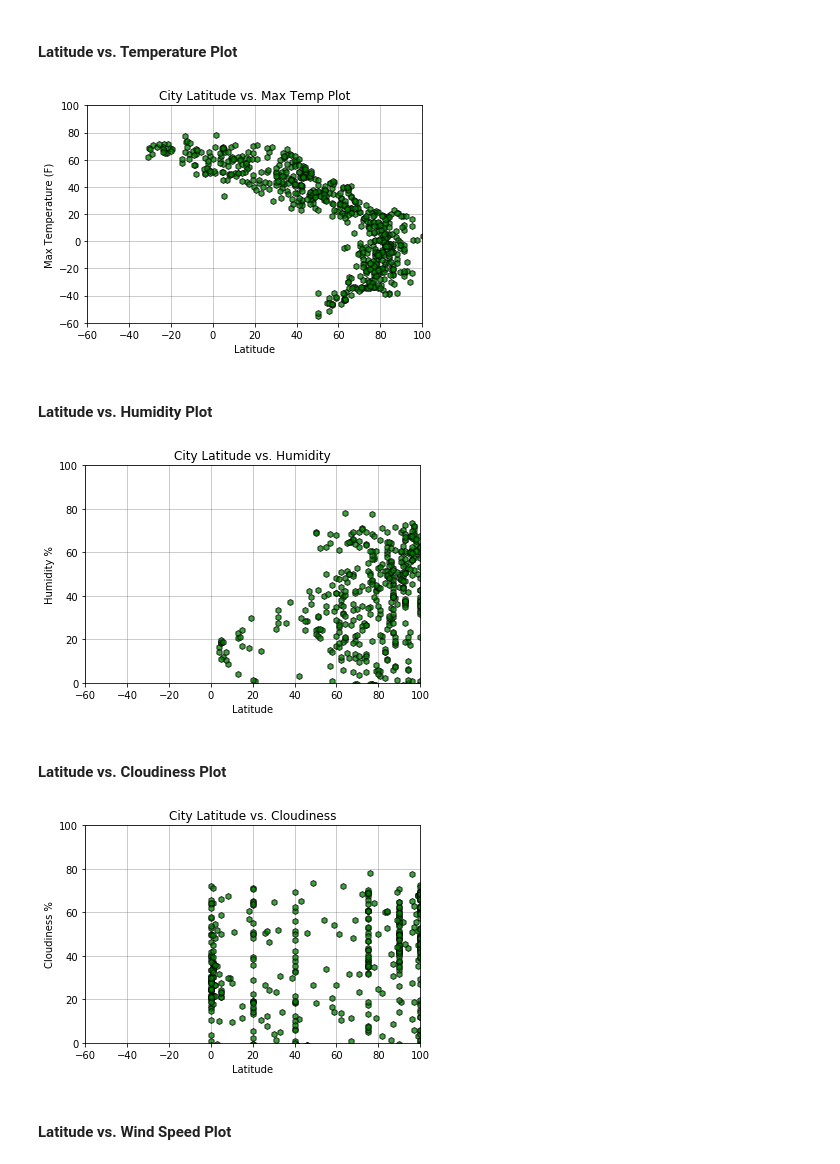
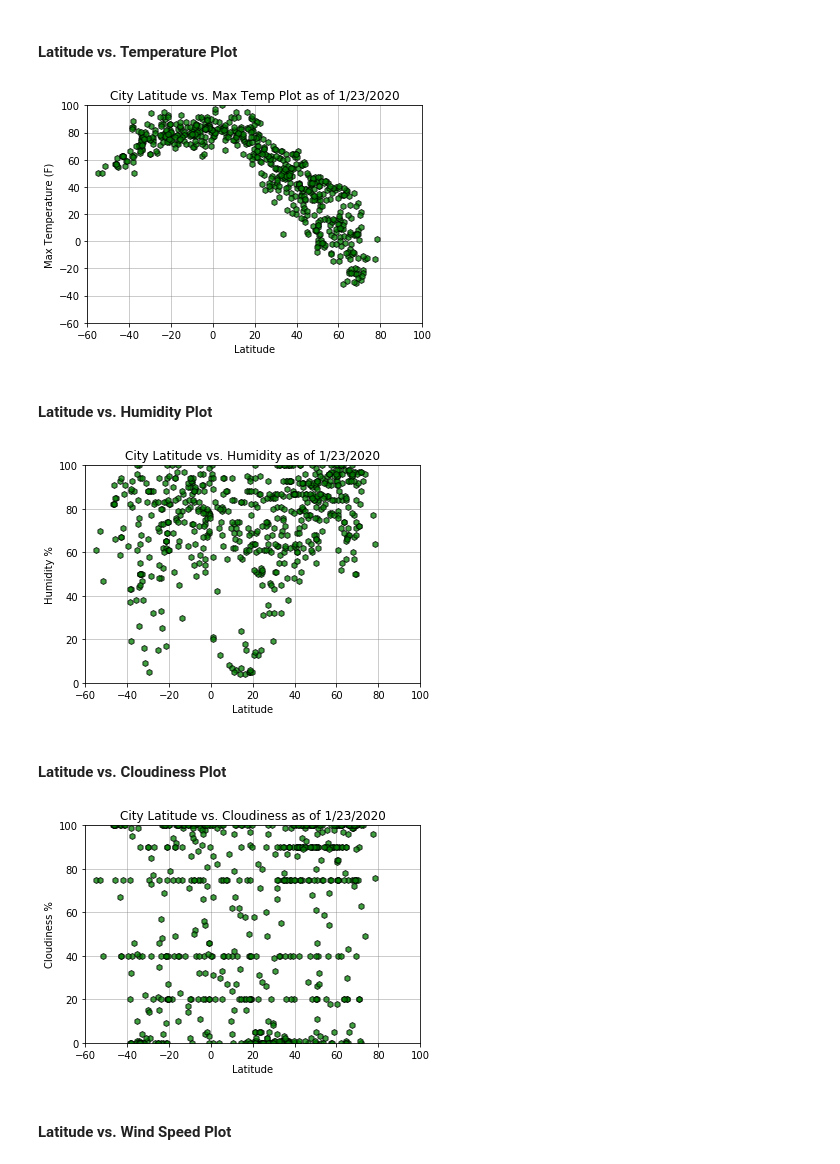
Before and after one commit to julesjo/python-api-challenge, a Jupyter notebook: WeatherPy JJ.ipynb, the cells around one changed output. Drawn from its saved outputs; the diff is of its cells as text; code cells hidden in the pictures.

```diff
--- a/WeatherPy JJ.ipynb
+++ b/WeatherPy JJ.ipynb
@@ -218,8 +227,8 @@ weather_data.head()
 #### Latitude vs. Temperature Plot
 # %%
 fig1,ax1=plt.subplots()
-plt.scatter(weather_data['Max Temp'],weather_data['Lat'], marker="h", facecolors="green", edgecolors="black", alpha=0.75)
-plt.title("City Latitude vs. Max Temp Plot")
+plt.scatter(weather_data['Lat'],weather_data['Max Temp'], marker="h", facecolors="green", edgecolors="black", alpha=0.75)
+plt.title("City Latitude vs. Max Temp Plot as of 1/23/2020")
 plt.xlabel("Latitude")
 plt.ylabel("Max Temperature (F)")
 plt.xlim(-60,100)
@@ -232,32 +241,32 @@ ax1.set_axisbelow(True)
 plt.savefig("./Output/LatVsTemp.png")
 plt.show()
 # %% [output]
-[figure, old version]
+[figure, new version]
 # %% [markdown]
 #### Latitude vs. Humidity Plot
 # %%
 fig2,ax2=plt.subplots()
-plt.scatter(weather_data['Humidity'],weather_data['Lat'], marker="h", facecolors="green", edgecolors="black", alpha=0.75)
-plt.title("City Latitude vs. Humidity")
+plt.scatter(weather_data['Lat'],weather_data['Humidity'],marker="h", facecolors="green", edgecolors="black", alpha=0.75)
+plt.title("City Latitude vs. Humidity as of 1/23/2020")
 plt.xlabel("Latitude")
 plt.ylabel("Humidity %")
 plt.xlim(-60,100)
 plt.ylim(0,100)
 ax2.yaxis.grid(True, linestyle='-', which='major', color='grey',
                alpha=0.5)
 ax2.xaxis.grid(True, linestyle='-', which='major', color='grey',
                alpha=0.5)
 ax2.set_axisbelow(True)
 plt.savefig("./Output/LatVsHumidity.png")
 plt.show()
 # %% [output]
-[figure, old version]
+[figure, new version]
 # %% [markdown]
 #### Latitude vs. Cloudiness Plot
 # %%
 fig3,ax3=plt.subplots()
-plt.scatter(weather_data['Cloudiness'],weather_data['Lat'], marker="h", facecolors="green", edgecolors="black", alpha=0.75)
-plt.title("City Latitude vs. Cloudiness")
+plt.scatter(weather_data['Lat'],weather_data['Cloudiness'],marker="h", facecolors="green", edgecolors="black", alpha=0.75)
+plt.title("City Latitude vs. Cloudiness as of 1/23/2020")
 plt.xlabel("Latitude")
 plt.ylabel("Cloudiness %")
 plt.xlim(-60,100)
@@ -270,7 +279,7 @@ ax3.set_axisbelow(True)
 plt.savefig("./Output/LatVsCloudiness.png")
 plt.show()
 # %% [output]
-[figure, old version]
+[figure, new version]
 # %% [markdown]
 #### Latitude vs. Wind Speed Plot
 # %%
```
Also changed, not shown: parts of 10 cells of this notebook, 12 other files.
